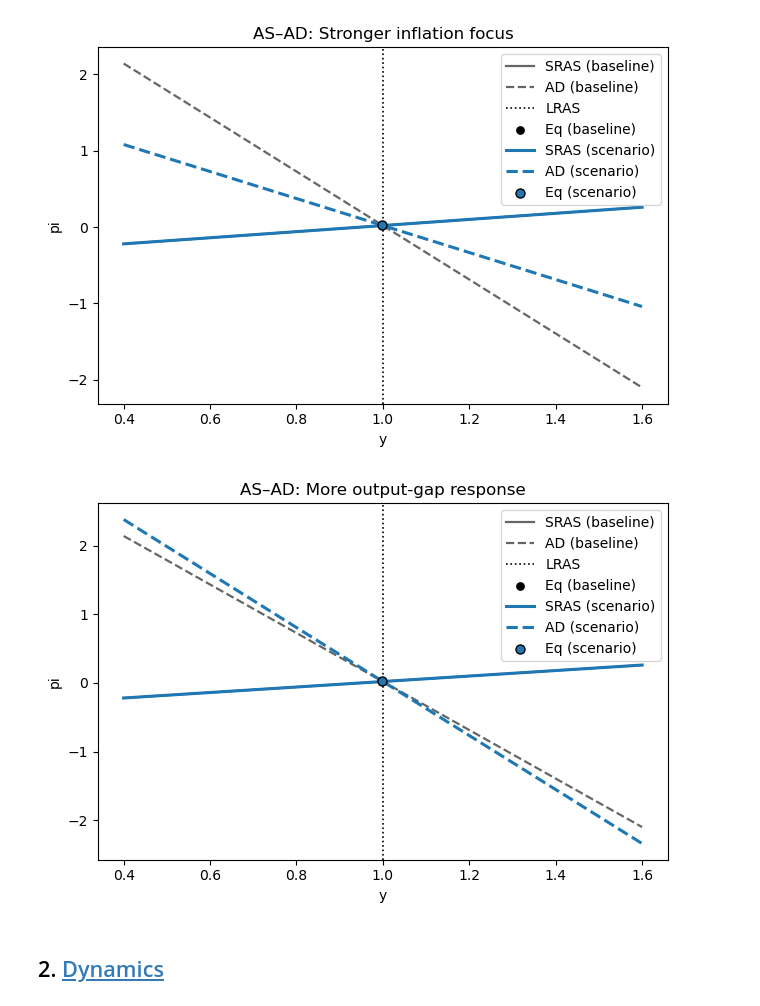
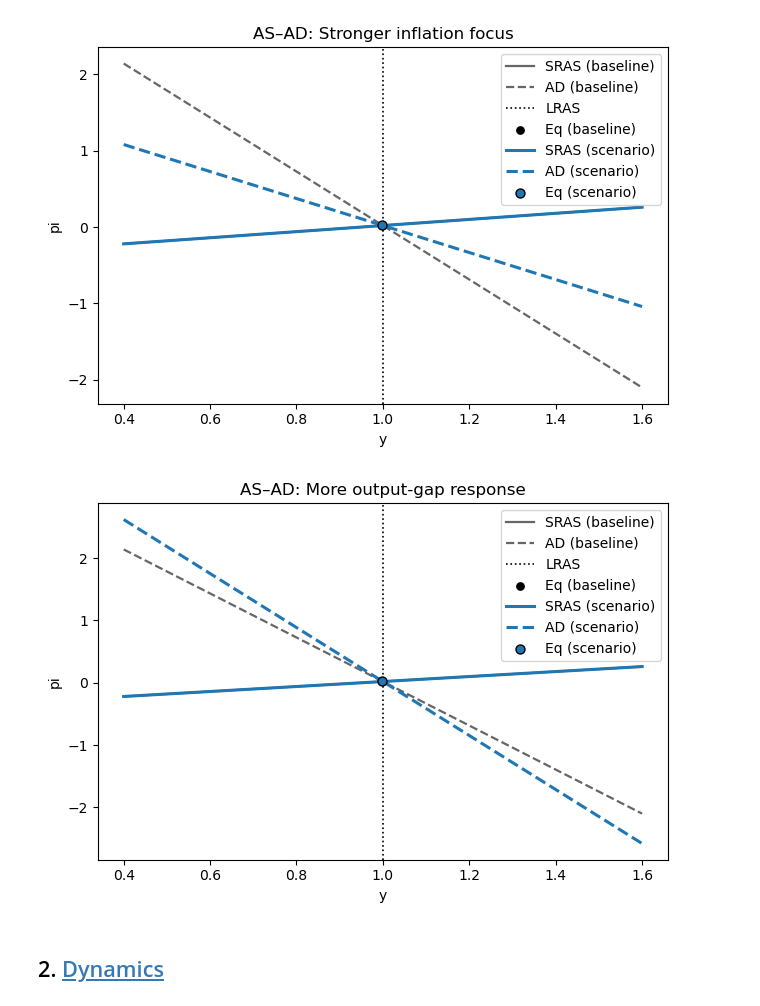
Before and after one commit to NumEconCopenhagen/ProgEcon-lectures, a Jupyter notebook: 11_ASAD/01_ASAD_closed.ipynb, the cells around one changed output. Saved outputs shown, nothing was run; the diff lists cells and outputs as text; code cells hidden in the pictures.

```diff
--- a/11_ASAD/01_ASAD_closed.ipynb
+++ b/11_ASAD/01_ASAD_closed.ipynb
@@ -276,9 +249,9 @@ plot_policy_scenario(par, {"name": "Stronger inflation focus", "d": {"a1": 2.0}}
 [figure]
 # %%
 # More response to output gap (higher a2)
-plot_policy_scenario(par, {"name": "More output-gap response", "d": {"a2": 0.30}}, y_pad=0.6)
+plot_policy_scenario(par, {"name": "More output-gap response", "d": {"a2": 0.50}}, y_pad=0.6)
 # %% [output]
-[figure, old version]
+[figure, new version]
 # %% [markdown]
 ## 2. <a id='toc2_'></a>[Dynamics](#toc0_)
 # %% [markdown]
```
Also changed, not shown: parts of 6 cells of this notebook, 1 other file.
